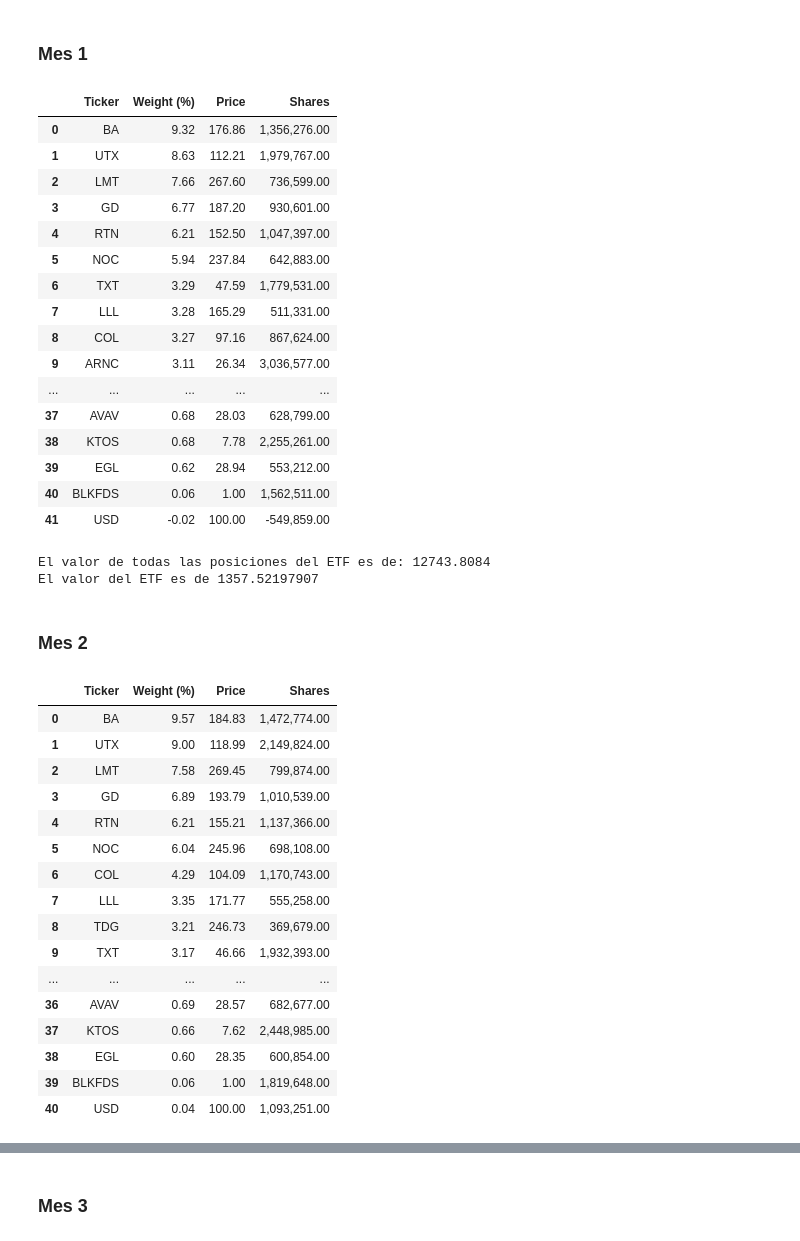
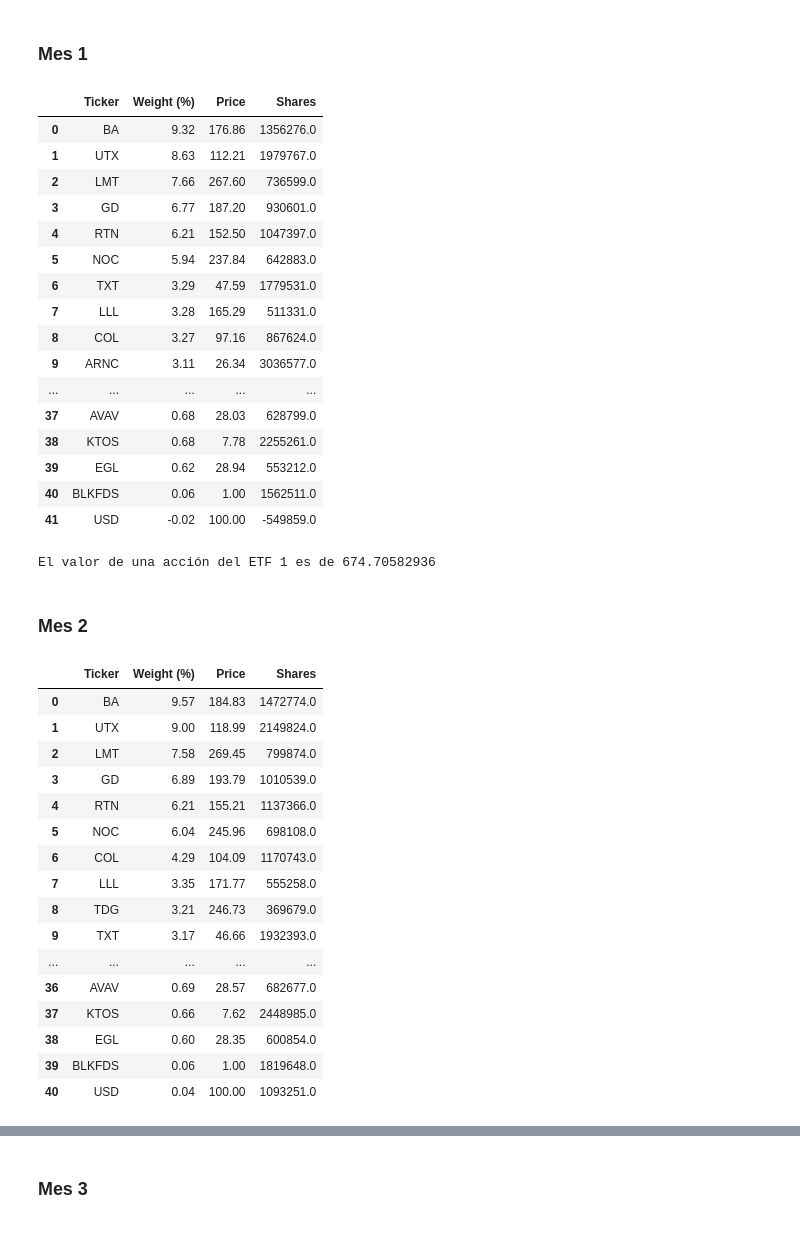
Before and after one commit to Dianachav/Trading_Lab1, a Jupyter notebook: Lab1_Python.ipynb, the cells around one changed output, grey strips where cells are left out. Drawn from its saved outputs; the diff is of its cells as text; code cells hidden in the pictures.

```diff
--- a/Lab1_Python.ipynb
+++ b/Lab1_Python.ipynb
@@ -10,69 +10,70 @@ import scipy.stats as stats
 # %% [markdown]
 ### Mes 1
 # %%
-mes1 = pd.read_csv('https://raw.githubusercontent.com/Dianachav/Trading_Lab1/master/ITA_holdings-1.csv', skiprows=10, delim_whitespace=False)
+mes1 = pd.read_csv('https://raw.githubusercontent.com/Dianachav/Trading_Lab1/master/ITA_holdings-1.csv',
+                   skiprows=10, delim_whitespace=False, thousands=',')
 mes1=mes1.drop(columns = ['Name', 'Asset Class', "Market Value", 'Notional Value', 'Sector', 'SEDOL', 'ISIN', 'Exchange'])
 mes1=mes1.dropna(axis=0)
 mes1
 # %% [output]
 |  | Ticker | Weight (%) | Price | Shares |
-| 0 | BA | 9.32 | 176.86 | 1,356,276.00 |
-| 1 | UTX | 8.63 | 112.21 | 1,979,767.00 |
-| 2 | LMT | 7.66 | 267.60 | 736,599.00 |
-| 3 | GD | 6.77 | 187.20 | 930,601.00 |
-| 4 | RTN | 6.21 | 152.50 | 1,047,397.00 |
-| 5 | NOC | 5.94 | 237.84 | 642,883.00 |
-| 6 | TXT | 3.29 | 47.59 | 1,779,531.00 |
-| 7 | LLL | 3.28 | 165.29 | 511,331.00 |
-| 8 | COL | 3.27 | 97.16 | 867,624.00 |
-| 9 | ARNC | 3.11 | 26.34 | 3,036,577.00 |
+| 0 | BA | 9.32 | 176.86 | 1356276.0 |
+| 1 | UTX | 8.63 | 112.21 | 1979767.0 |
+| 2 | LMT | 7.66 | 267.60 | 736599.0 |
+| 3 | GD | 6.77 | 187.20 | 930601.0 |
+| 4 | RTN | 6.21 | 152.50 | 1047397.0 |
+| 5 | NOC | 5.94 | 237.84 | 642883.0 |
+| 6 | TXT | 3.29 | 47.59 | 1779531.0 |
+| 7 | LLL | 3.28 | 165.29 | 511331.0 |
+| 8 | COL | 3.27 | 97.16 | 867624.0 |
+| 9 | ARNC | 3.11 | 26.34 | 3036577.0 |
 | ... | ... | ... | ... | ... |
-| 37 | AVAV | 0.68 | 28.03 | 628,799.00 |
-| 38 | KTOS | 0.68 | 7.78 | 2,255,261.00 |
-| 39 | EGL | 0.62 | 28.94 | 553,212.00 |
-| 40 | BLKFDS | 0.06 | 1.00 | 1,562,511.00 |
-| 41 | USD | -0.02 | 100.00 | -549,859.00 |
+| 37 | AVAV | 0.68 | 28.03 | 628799.0 |
+| 38 | KTOS | 0.68 | 7.78 | 2255261.0 |
+| 39 | EGL | 0.62 | 28.94 | 553212.0 |
+| 40 | BLKFDS | 0.06 | 1.00 | 1562511.0 |
+| 41 | USD | -0.02 | 100.00 | -549859.0 |
 # %%
-t1 = mes1.iloc[:,0:1] #Tickers
+t1 = mes1.iloc[:,0] #Tickers ----> o mes1.iloc[:,0:1] ???
 peso1 = mes1.iloc[:,1] #Pesos
 precio1 = mes1.iloc[:,2] #Precio de la acción
-a1 = peso1*precio1 # Valor de la acción por Ticker
+s1 = mes1.iloc[:,3] #Número de share por acción
+a1 = peso1*precio1*s1 # Valor de la acción por Ticker
 
 v_etf1 = sum(a1) #Suma de los valores de las acciones
-print "El valor de todas las posiciones del ETF es de:", v_etf1
 
-ETF1 =  17300000/v_etf1
-print "El valor del ETF es de", ETF1
+ETF1 =  v_etf1/17300000
+print "El valor de una acción del ETF 1 es de", ETF1
 
 #Para sacar el valor del ETF es numero total de activos del etf entre el v_etfi
 # %% [output]
-El valor de todas las posiciones del ETF es de: 12743.8084
-El valor del ETF es de 1357.52197907
+El valor de una acción del ETF 1 es de 674.70582936
 # %% [markdown]
 ### Mes 2
 # %%
-mes2 = pd.read_csv('https://raw.githubusercontent.com/Dianachav/Trading_Lab1/master/ITA_holdings-2.csv', skiprows=10, delim_whitespace=False)
+mes2 = pd.read_csv('https://raw.githubusercontent.com/Dianachav/Trading_Lab1/master/ITA_holdings-2.csv',
+                   skiprows = 10, delim_whitespace=False, thousands=',')
 mes2=mes2.drop(columns = ['Name', 'Asset Class', "Market Value", 'Notional Value', 'Sector', 'SEDOL', 'ISIN', 'Exchange'])
 mes2=mes2.dropna(axis=0)
 mes2
 # %% [output]
 |  | Ticker | Weight (%) | Price | Shares |
-| 0 | BA | 9.57 | 184.83 | 1,472,774.00 |
-| 1 | UTX | 9.00 | 118.99 | 2,149,824.00 |
-| 2 | LMT | 7.58 | 269.45 | 799,874.00 |
-| 3 | GD | 6.89 | 193.79 | 1,010,539.00 |
-| 4 | RTN | 6.21 | 155.21 | 1,137,366.00 |
-| 5 | NOC | 6.04 | 245.96 | 698,108.00 |
-| 6 | COL | 4.29 | 104.09 | 1,170,743.00 |
-| 7 | LLL | 3.35 | 171.77 | 555,258.00 |
-| 8 | TDG | 3.21 | 246.73 | 369,679.00 |
-| 9 | TXT | 3.17 | 46.66 | 1,932,393.00 |
+| 0 | BA | 9.57 | 184.83 | 1472774.0 |
+| 1 | UTX | 9.00 | 118.99 | 2149824.0 |
+| 2 | LMT | 7.58 | 269.45 | 799874.0 |
+| 3 | GD | 6.89 | 193.79 | 1010539.0 |
+| 4 | RTN | 6.21 | 155.21 | 1137366.0 |
+| 5 | NOC | 6.04 | 245.96 | 698108.0 |
+| 6 | COL | 4.29 | 104.09 | 1170743.0 |
+| 7 | LLL | 3.35 | 171.77 | 555258.0 |
+| 8 | TDG | 3.21 | 246.73 | 369679.0 |
+| 9 | TXT | 3.17 | 46.66 | 1932393.0 |
 | ... | ... | ... | ... | ... |
-| 36 | AVAV | 0.69 | 28.57 | 682,677.00 |
-| 37 | KTOS | 0.66 | 7.62 | 2,448,985.00 |
-| 38 | EGL | 0.60 | 28.35 | 600,854.00 |
-| 39 | BLKFDS | 0.06 | 1.00 | 1,819,648.00 |
-| 40 | USD | 0.04 | 100.00 | 1,093,251.00 |
+| 36 | AVAV | 0.69 | 28.57 | 682677.0 |
+| 37 | KTOS | 0.66 | 7.62 | 2448985.0 |
+| 38 | EGL | 0.60 | 28.35 | 600854.0 |
+| 39 | BLKFDS | 0.06 | 1.00 | 1819648.0 |
+| 40 | USD | 0.04 | 100.00 | 1093251.0 |
 # %%
 t2 = mes2.iloc[:,0:1] #Tickers
 peso2 = mes2.iloc[:,1] #Pesos
```
Also changed, not shown: parts of 22 cells of this notebook.
